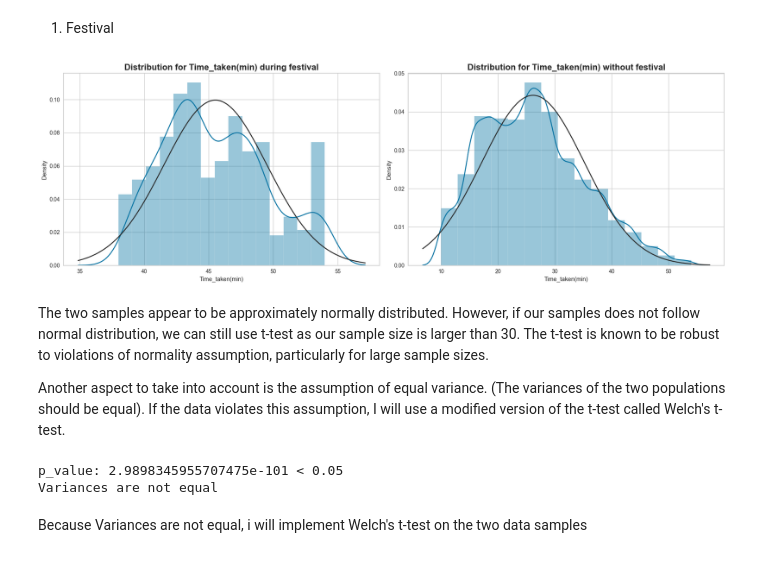
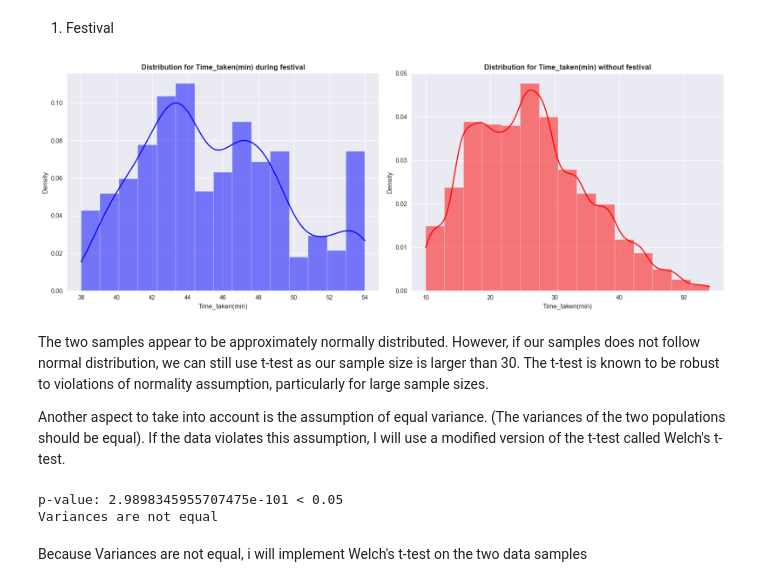
Before and after one commit to songthao1610/Food-Delivery-Time-Prediction, a Jupyter notebook: official_notebook.ipynb, the cells around one changed output. Saved outputs shown, nothing was run; the diff lists cells and outputs as text; code cells hidden in the pictures.

```diff
--- a/official_notebook.ipynb
+++ b/official_notebook.ipynb
@@ -445,15 +459,21 @@ fig, axes= plt.subplots(nrows=4,ncols=3, figsize=(18,12))
 axes= axes.flatten()
 for i, col_name in enumerate(cat_cols):
       ax = axes[i]
-      colors = plt.get_cmap()(np.linspace(0.2, 0.7, len(df_train[col_name].unique())))
+      colors = plt.get_cmap()(np.linspace( 0.2,0.7,
+                                                 len(df_train[col_name].unique())))
       ax.pie(df_train[col_name].value_counts(),
-             autopct='%1.1f%%', colors=colors,
-             frame=True, textprops={'color': "white"})
-      ax.set_title(f'{col_name}', fontdict=fontdict(14,'medium'))
+             autopct='%1.1f%%',
+             colors = colors,
+             frame=True,
+             textprops={'color': "white"})
+      ax.set_title(f'{col_name}',
+                   fontdict=fontdict(14,'medium'))
       ax.grid(False)
       ax.axis('equal')
       ax.legend(df_train[col_name].unique(), loc='best')
-fig.suptitle('Pie charts showing proportions of each value in the feature', fontsize=20, fontweight='bold')
+fig.suptitle('Pie charts showing proportions of each value in the feature',
+             fontsize=20,
+             fontweight='bold')
 plt.tight_layout()
 plt.show()
 
@@ -561,37 +647,49 @@ First, let's examine categorical variables that have only two categories, in whi
 # %% [markdown]
 1. Festival
 # %%
-no_festival = df_train[df_train['Festival']=='No'][target_col]
-yes_festival = df_train[df_train['Festival']=='Yes'][target_col]
+# Separate target column values based on festival status
+no_festival = df_train[df_train['Festival'] == 'No'][target_col]
+yes_festival = df_train[df_train['Festival'] == 'Yes'][target_col]
 
-fig, (ax1, ax2 )= plt.subplots(1,2,sharey=False)
-sns.distplot(yes_festival, fit=norm, ax=ax1, kde=True, bins= 15)
-sns.distplot( no_festival,fit=norm, ax=ax2, kde= True, bins=15)
+fig, (ax1, ax2 )= plt.subplots(1,2,figsize = (16,6),sharey=False)
 
-ax1.set_title(f'Distribution for {target_col} during festival', fontdict=fontdict(16))
-ax2.set_title(f'Distribution for {target_col} without festival', fontdict=fontdict(16))
+# Plot distribution for 'Yes' festival
+sns.histplot(yes_festival, kde=True, stat="density",
+             bins=15, ax=ax1, color='blue', label='Festival')
+ax1.set_title(f'Distribution for {target_col} during festival',
+              fontdict=fontdict(fontsize=12))
+
+# Plot distribution for 'No' festival
+sns.histplot(no_festival, kde=True, stat="density",
+             bins=15, ax=ax2, color='red', label='No Festival')
+ax2.set_title(f'Distribution for {target_col} without festival',
+              fontdict=fontdict(fontsize=12))
 
 plt.tight_layout()
+plt.show()
 # %% [output]
-[figure, old version]
+[figure, new version]
 # %% [markdown]
 The two samples appear to be approximately normally distributed. However, if our samples does not follow normal distribution, we can still use t-test as our sample size is larger than 30. The t-test is known to be robust to violations of normality assumption, particularly for large sample sizes.
 
 Another aspect to take into account is the assumption of equal variance. (The variances of the two populations should be equal). If the data violates this assumption, I will use a modified version of the t-test called Welch's t-test.
 # %%
+
 def check_homo(cat):
-  _, p_value = levene(*cat)
-  alpha= 0.05
-  if p_value < alpha:
-    print(f'p_value: {p_value} < 0.05\
-          \nVariances are not equal')
-  else:
-    print(f'p_value:{p_value}>0.05 \
-          \nVariances are equal')
+    # Perform Levene's test
+    _, p_value = levene(*cat)
+    alpha = 0.05
 
+    # Check if the p-value is less than the significance level
+    if p_value < alpha:
+        print(f'p-value: {p_value } < 0.05\nVariances are not equal')
+    else:
+        print(f'p-value: {p_value } >= 0.05\nVariances are equal')
+
+# Check homogeneity of variances for the given groups
 check_homo([no_festival, yes_festival])
 # %% [output]
-p_value: 2.9898345955707475e-101 < 0.05
+p-value: 2.9898345955707475e-101 < 0.05
 Variances are not equal
 # %% [markdown]
 Because Variances are not equal, i will implement Welch's t-test on the two data samples
```
Also changed, not shown: parts of 83 cells of this notebook.
